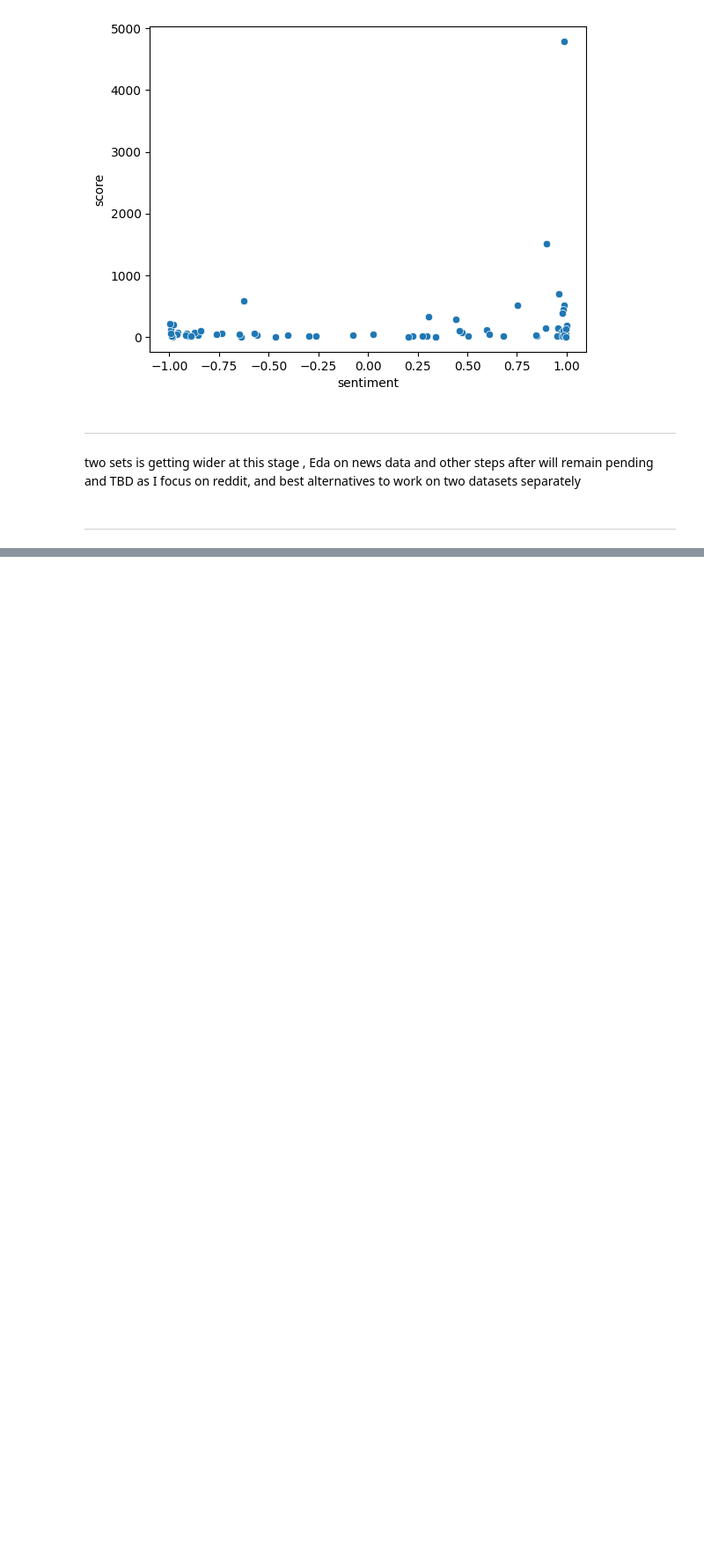
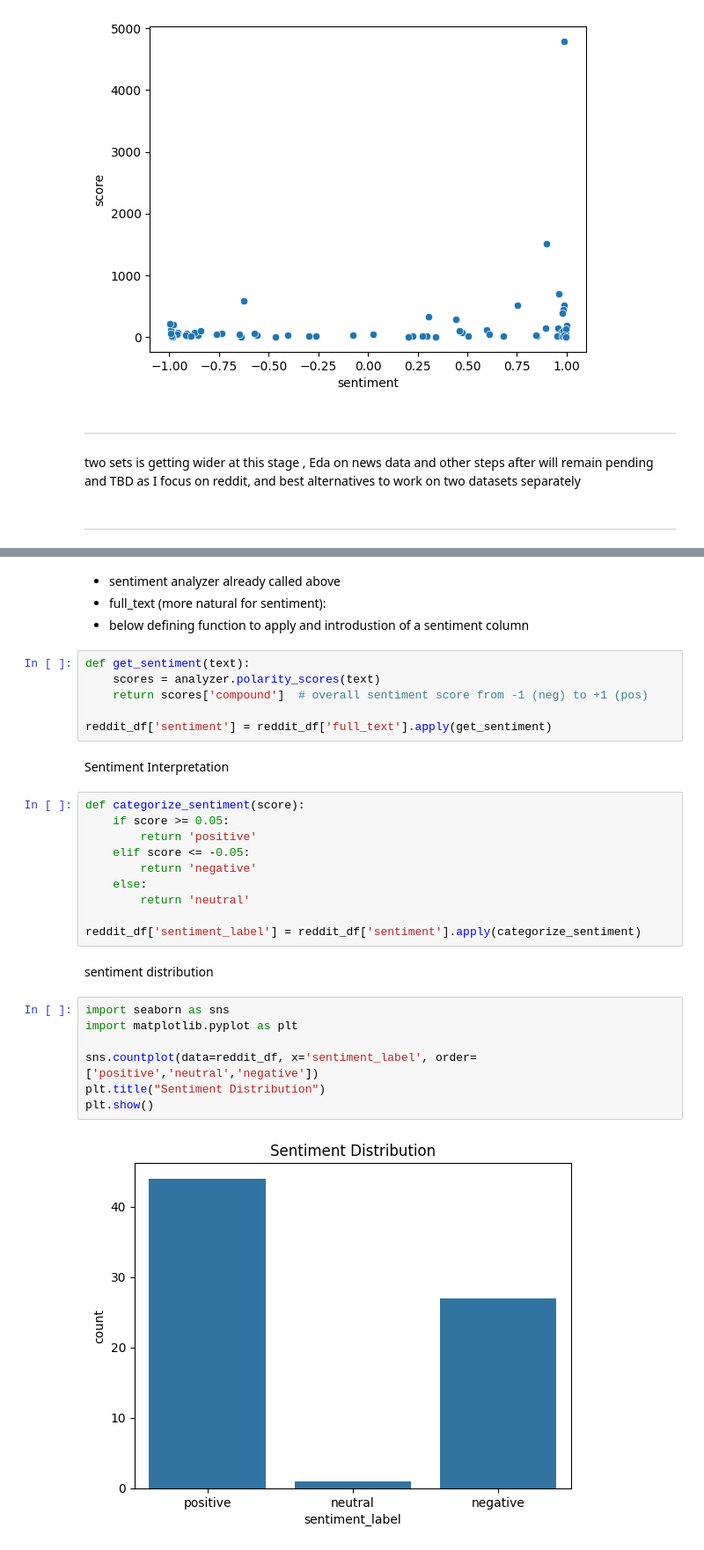
Before and after one commit to L-N-E0/USAID-Kenya-Sentiment-Analysis, a Jupyter notebook: notebooks/Mbego.ipynb, the cells around one changed output, grey strips where cells are left out. Shown at 88% size. Drawn from its saved outputs; the diff is of its cells as text; blank space fills up the shorter version.

Commit message:
Sentiment anlys' and distribution

```diff
--- a/notebooks/Mbego.ipynb
+++ b/notebooks/Mbego.ipynb
@@ -784,0 +789,33 @@ two sets is getting wider at this stage , Eda on news data and other steps after
+# %% [markdown]
+* sentiment analyzer already called above
+* full_text (more natural for sentiment):
+* below defining function to apply and introdustion of a sentiment column
+# %%
+def get_sentiment(text):
+    scores = analyzer.polarity_scores(text)
+    return scores['compound']  # overall sentiment score from -1 (neg) to +1 (pos)
+
+reddit_df['sentiment'] = reddit_df['full_text'].apply(get_sentiment)
+# %% [markdown]
+Sentiment Interpretation
+# %%
+def categorize_sentiment(score):
+    if score >= 0.05:
+        return 'positive'
+    elif score <= -0.05:
+        return 'negative'
+    else:
+        return 'neutral'
+
+reddit_df['sentiment_label'] = reddit_df['sentiment'].apply(categorize_sentiment)
+# %% [markdown]
+sentiment distribution
+# %%
+import seaborn as sns
+import matplotlib.pyplot as plt
+
+sns.countplot(data=reddit_df, x='sentiment_label', order=['positive','neutral','negative'])
+plt.title("Sentiment Distribution")
+plt.show()
+# %% [output]
+[figure, added]
```
Also changed, not shown: parts of 5 cells of this notebook.
